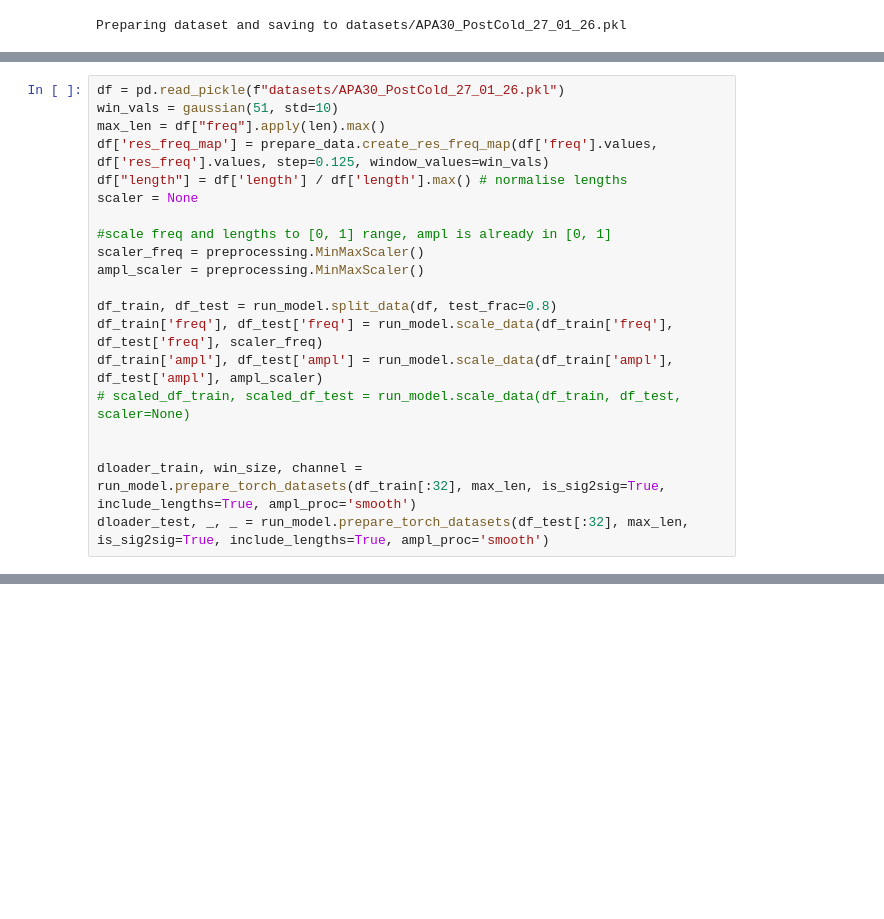
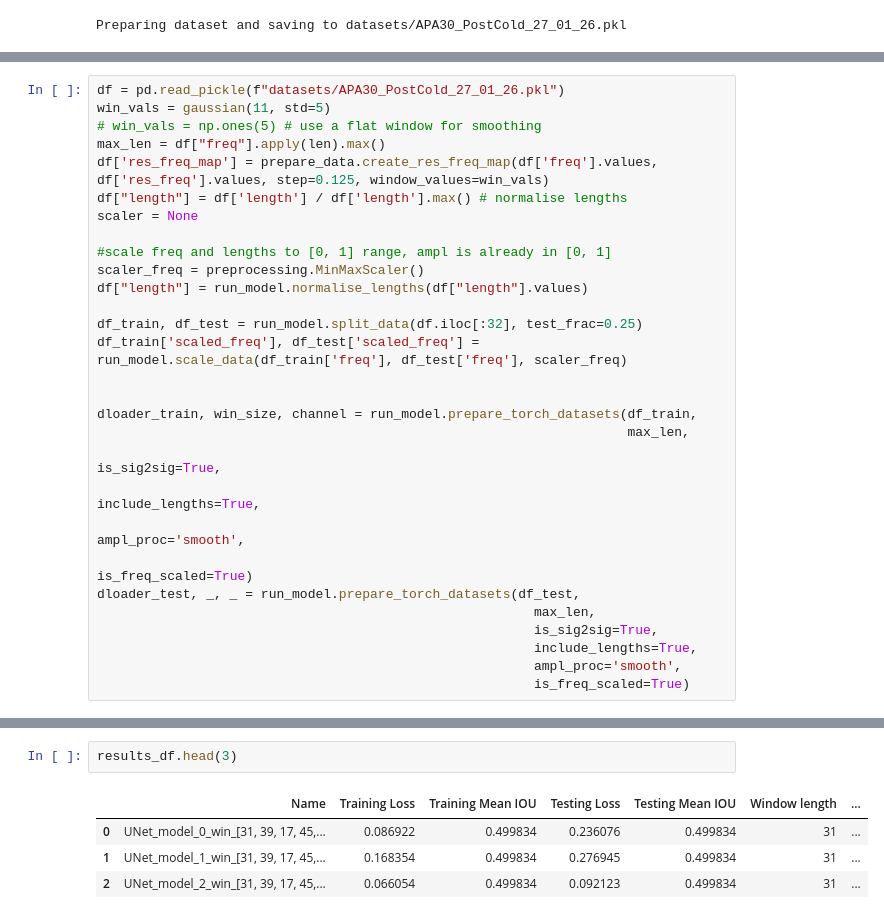
Before and after one commit to SiemBerhane/preliminary-dwa-ml, a Jupyter notebook: initial-data-cleaning/testing.ipynb, the cells around one changed output, grey strips where cells are left out. Cells and saved outputs as stored; diff of their text form; blank space fills up the shorter version.

```diff
--- a/initial-data-cleaning/testing.ipynb
+++ b/initial-data-cleaning/testing.ipynb
@@ -84,6 +50,7 @@ def scale_data(train, test, scaler):
 # %%
 df = pd.read_pickle(f"datasets/APA30_PostCold_27_01_26.pkl")
-win_vals = gaussian(51, std=10)
+win_vals = gaussian(11, std=5)
+# win_vals = np.ones(5) # use a flat window for smoothing
 max_len = df["freq"].apply(len).max()
 df['res_freq_map'] = prepare_data.create_res_freq_map(df['freq'].values, df['res_freq'].values, step=0.125, window_values=win_vals)
 df["length"] = df['length'] / df['length'].max() # normalise lengths
@@ -91,14 +58,22 @@ scaler = None
 
 #scale freq and lengths to [0, 1] range, ampl is already in [0, 1]
 scaler_freq = preprocessing.MinMaxScaler()
-ampl_scaler = preprocessing.MinMaxScaler()
+df["length"] = run_model.normalise_lengths(df["length"].values)
 
-df_train, df_test = run_model.split_data(df, test_frac=0.8)
-df_train['freq'], df_test['freq'] = run_model.scale_data(df_train['freq'], df_test['freq'], scaler_freq)
-df_train['ampl'], df_test['ampl'] = run_model.scale_data(df_train['ampl'], df_test['ampl'], ampl_scaler)
-# scaled_df_train, scaled_df_test = run_model.scale_data(df_train, df_test, scaler=None)
+df_train, df_test = run_model.split_data(df.iloc[:32], test_frac=0.25)
+df_train['scaled_freq'], df_test['scaled_freq'] = run_model.scale_data(df_train['freq'], df_test['freq'], scaler_freq)
 
 
-dloader_train, win_size, channel = run_model.prepare_torch_datasets(df_train[:32], max_len, is_sig2sig=True, include_lengths=True, ampl_proc='smooth')
-dloader_test, _, _ = run_model.prepare_torch_datasets(df_test[:32], max_len, is_sig2sig=True, include_lengths=True, ampl_proc='smooth')
+dloader_train, win_size, channel = run_model.prepare_torch_datasets(df_train,
+                                                                    max_len,
+                                                                    is_sig2sig=True,
+                                                                    include_lengths=True,
+                                                                    ampl_proc='smooth',
+                                                                    is_freq_scaled=True)
+dloader_test, _, _ = run_model.prepare_torch_datasets(df_test,
+                                                        max_len,
+                                                        is_sig2sig=True,
+                                                        include_lengths=True,
+                                                        ampl_proc='smooth',
+                                                        is_freq_scaled=True)
 # %%
@@ -192,0 +281,7 @@ Resonance frequency: 70.06558156829293 Hz
+# %%
+results_df.head(3)
+# %% [output]
+|  | Name | Training Loss | Training Mean IOU | Testing Loss | Testing Mean IOU | Window length | ... |
+| 0 | UNet_model_0_win_[31, 39, 17, 45,... | 0.086922 | 0.499834 | 0.236076 | 0.499834 | 31 | ... |
+| 1 | UNet_model_1_win_[31, 39, 17, 45,... | 0.168354 | 0.499834 | 0.276945 | 0.499834 | 31 | ... |
+| 2 | UNet_model_2_win_[31, 39, 17, 45,... | 0.066054 | 0.499834 | 0.092123 | 0.499834 | 31 | ... |
```
Also changed, not shown: parts of 12 cells of this notebook, 5 other files.
